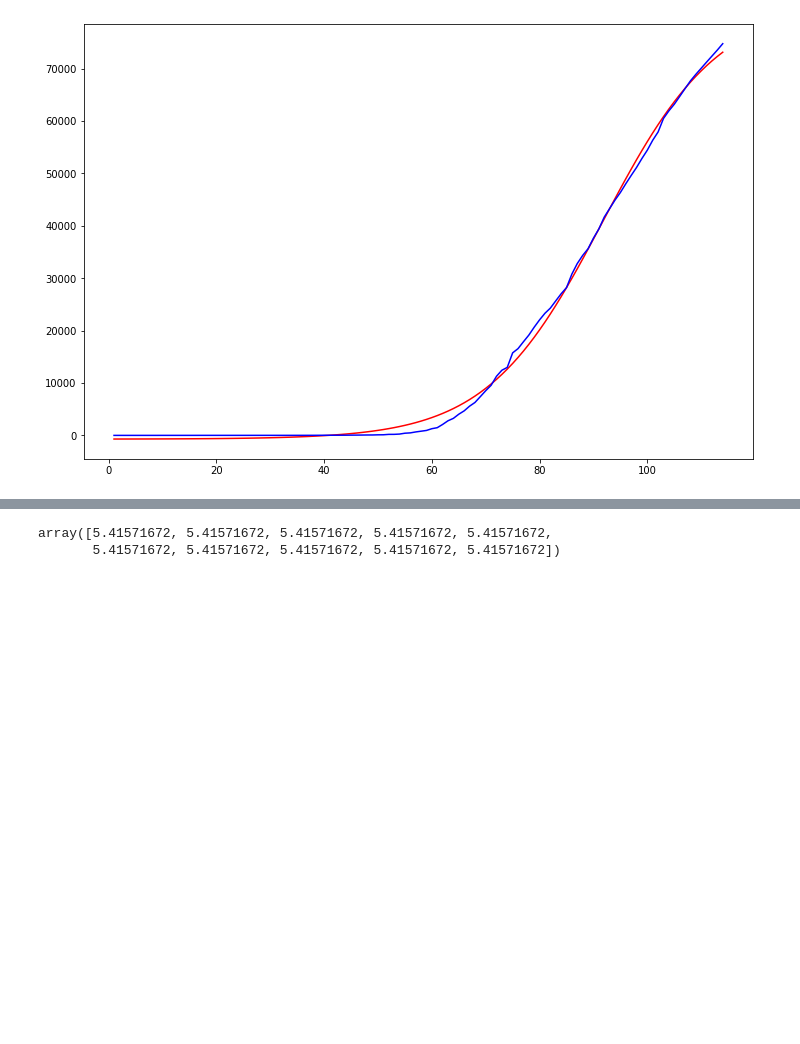
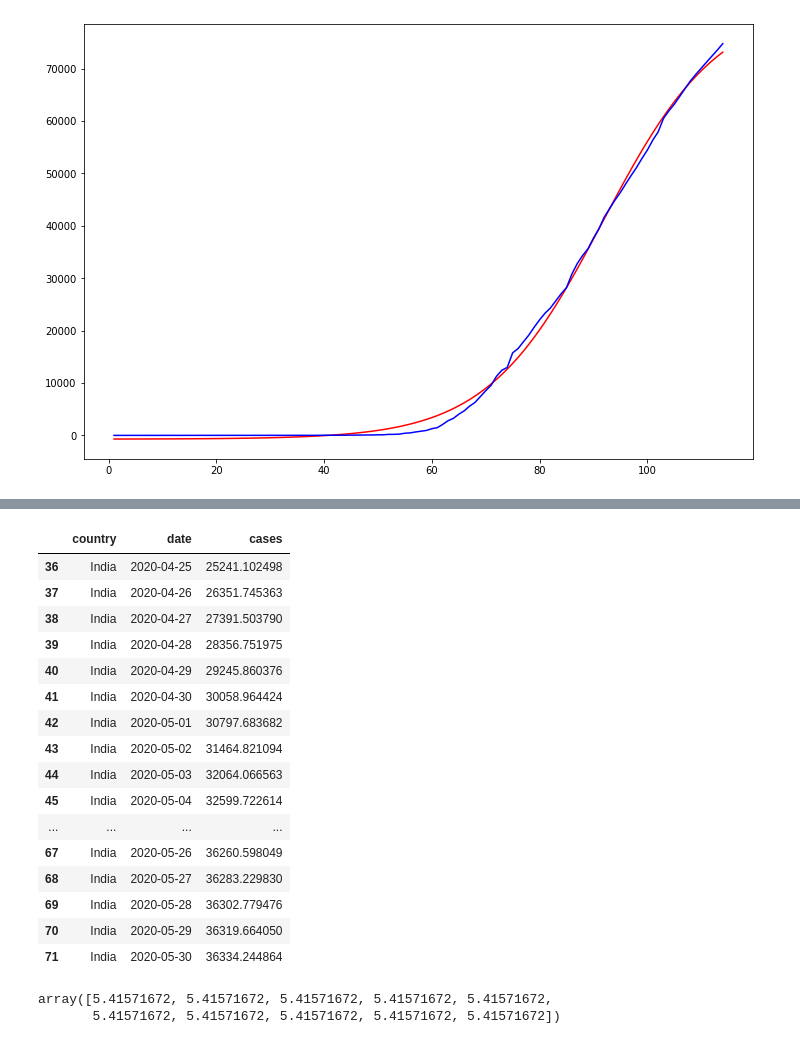
Before and after one commit to nyu-ds-2019/covid-19, a Jupyter notebook: notebooks/scipy_curvefit.ipynb, the cells around one changed output, grey strips where cells are left out. Saved outputs shown, nothing was run; the diff lists cells and outputs as text; code cells hidden in the pictures; blank space fills up the shorter version.

Commit message:
curvefit data

```diff
--- a/notebooks/scipy_curvefit.ipynb
+++ b/notebooks/scipy_curvefit.ipynb
@@ -89,3 +34,56 @@ KeyboardInterrupt:
+# %%
+import datetime
+
+countries = df['country'].unique()
+
+result_rows = []
+base_date = '2020-04-24'
+for country in countries:
+    country_df = df[df['country'] == country][['date', 'cases']]
+
+    train_country_df = country_df[country_df['date'] <= base_date]
+    dates = np.arange(train_country_df.shape[0])
+    cases = np.array(train_country_df['cases'])
+    popt, pcov = curve_fit(logistic, dates, cases, maxfev=10000000)
+
+    future_dates = np.arange(train_country_df.shape[0], 130)
+    logistic_preds = logistic(future_dates, *popt)
+
+    base_date_dt = datetime.datetime.strptime(base_date, '%Y-%m-%d')
+
+    i = 0
+    for date in future_dates:
+        # result_df.append([[country, date, logistic_preds[i]]])
+        date_dt = base_date_dt + datetime.timedelta(days = i + 1)
+        date_dt_s = date_dt.strftime('%Y-%m-%d')
+        result_rows.append([country, date_dt_s, logistic_preds[i]])
+        i += 1
+
+result_df = pd.DataFrame(result_rows, columns = [
+    'country',
+    'date',
+    'cases'
+])
+# %%
+result_df.to_csv(os.path.join(app_dir, 'data/staging', 'curvefit.csv'), index = False)
+# %% [output]
+|  | country | date | cases |
+| 36 | India | 2020-04-25 | 25241.102498 |
+| 37 | India | 2020-04-26 | 26351.745363 |
+| 38 | India | 2020-04-27 | 27391.503790 |
+| 39 | India | 2020-04-28 | 28356.751975 |
+| 40 | India | 2020-04-29 | 29245.860376 |
+| 41 | India | 2020-04-30 | 30058.964424 |
+| 42 | India | 2020-05-01 | 30797.683682 |
+| 43 | India | 2020-05-02 | 31464.821094 |
+| 44 | India | 2020-05-03 | 32064.066563 |
+| 45 | India | 2020-05-04 | 32599.722614 |
+| ... | ... | ... | ... |
+| 67 | India | 2020-05-26 | 36260.598049 |
+| 68 | India | 2020-05-27 | 36283.229830 |
+| 69 | India | 2020-05-28 | 36302.779476 |
+| 70 | India | 2020-05-29 | 36319.664050 |
+| 71 | India | 2020-05-30 | 36334.244864 |
 # %%
 country_df = df[df['country'] == 'United States'][['date', 'cases']]
 country_subset_df = country_df[0:10]
```
Also changed, not shown: parts of 2 cells of this notebook, 3 other files.
